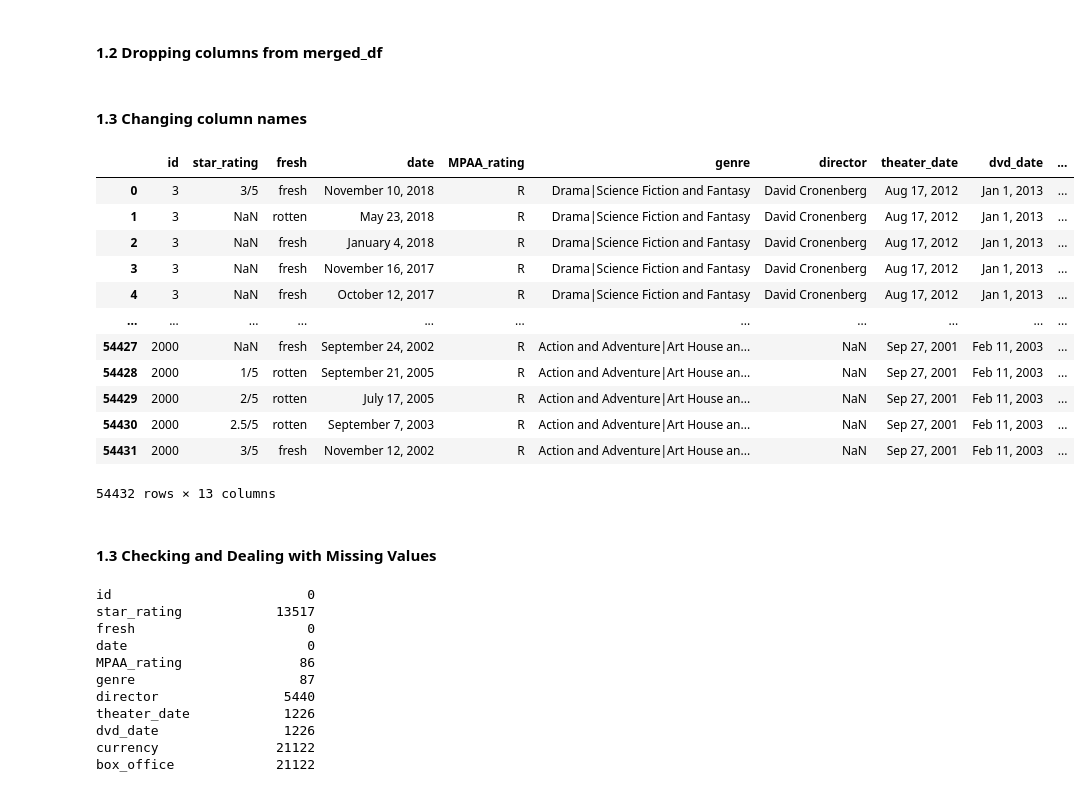
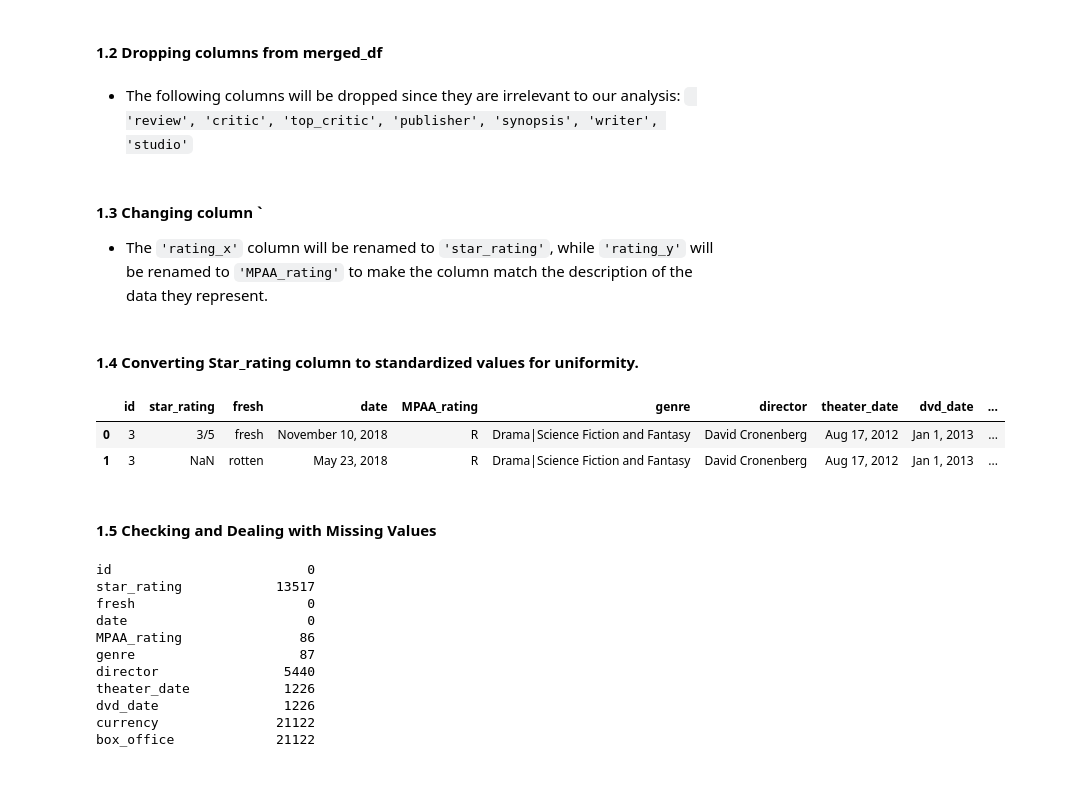
Before and after one commit to kev065/movie-studio-project, a Jupyter notebook: Movie_Studio.ipynb, the cells around one changed output. Cells and saved outputs as stored; diff of their text form; code cells hidden in the pictures.

```diff
--- a/Movie_Studio.ipynb
+++ b/Movie_Studio.ipynb
@@ -84,12 +92,16 @@ movie_info_df = pd.read_csv('Data/rt.movie_info.tsv',sep='\t', on_bad_lines='ski
 merged_df = pd.merge(review_df, movie_info_df, on='id', how='inner')
 # %% [markdown]
 #### 1.2 Dropping columns from merged_df
+# %% [markdown]
+* The following columns will be dropped since they are irrelevant to our analysis:
+ ` 'review', 'critic', 'top_critic', 'publisher', 'synopsis', 'writer', 'studio'`
 # %%
 # columns to drop
 columns_to_drop =['review', 'critic', 'top_critic', 'publisher', 'synopsis', 'writer', 'studio']
 
 merged_df = merged_df.drop(columns_to_drop, axis=1)
 # %% [markdown]
-#### 1.3 Changing column names
+#### 1.3 Changing column `
+* The `'rating_x'` column will be renamed to `'star_rating'`, while `'rating_y'` will be renamed to `'MPAA_rating'` to make the column match the description of the data they represent.
 # %%
 merged_df = merged_df.rename(columns={'rating_x': 'star_rating', 'rating_y': 'MPAA_rating'})
@@ -104,3 +108,5 @@ merged_df = merged_df.rename(columns={'rating_x': 'star_rating', 'rating_y': 'MP
+# %% [markdown]
+#### 1.4 Converting Star_rating column to standardized values for uniformity.
 # %%
 # Function to convert star ratings to a 0-10 scale
 def convert_rating(rating):
@@ -129,44 +135,34 @@ def convert_rating(rating):
         'F': 2.5, 'F+': 2, 'F-': 1.5
     }
     if rating in letter_grades:
         return letter_grades[rating]
 
     # Handle unconventional ratings ('N', 'R', etc.)
     unconventional_ratings = {
         'N': np.nan, 'R': np.nan  # Treat as missing values or set specific values
     }
     if rating in unconventional_ratings:
         return unconventional_ratings[rating]
 
     # Convert direct numeric ratings if within the range
     try:
         value = float(rating)
         if 0 <= value <= 10:
             return value
     except ValueError:
         pass
 
     return np.nan
 
 # Apply conversion function to the star_rating column
 merged_df['standardized_rating'] = merged_df['star_rating'].apply(convert_rating)
 
 # Display the DataFrame with standardized ratings
-merged_df
+merged_df.head(2)
 # %% [output]
 |  | id | star_rating | fresh | date | MPAA_rating | genre | director | theater_date | dvd_date | ... |
 | 0 | 3 | 3/5 | fresh | November 10, 2018 | R | Drama|Science Fiction and Fantasy | David Cronenberg | Aug 17, 2012 | Jan 1, 2013 | ... |
 | 1 | 3 | NaN | rotten | May 23, 2018 | R | Drama|Science Fiction and Fantasy | David Cronenberg | Aug 17, 2012 | Jan 1, 2013 | ... |
-| 2 | 3 | NaN | fresh | January 4, 2018 | R | Drama|Science Fiction and Fantasy | David Cronenberg | Aug 17, 2012 | Jan 1, 2013 | ... |
-| 3 | 3 | NaN | fresh | November 16, 2017 | R | Drama|Science Fiction and Fantasy | David Cronenberg | Aug 17, 2012 | Jan 1, 2013 | ... |
-| 4 | 3 | NaN | fresh | October 12, 2017 | R | Drama|Science Fiction and Fantasy | David Cronenberg | Aug 17, 2012 | Jan 1, 2013 | ... |
-| ... | ... | ... | ... | ... | ... | ... | ... | ... | ... | ... |
-| 54427 | 2000 | NaN | fresh | September 24, 2002 | R | Action and Adventure|Art House an... | NaN | Sep 27, 2001 | Feb 11, 2003 | ... |
-| 54428 | 2000 | 1/5 | rotten | September 21, 2005 | R | Action and Adventure|Art House an... | NaN | Sep 27, 2001 | Feb 11, 2003 | ... |
-| 54429 | 2000 | 2/5 | rotten | July 17, 2005 | R | Action and Adventure|Art House an... | NaN | Sep 27, 2001 | Feb 11, 2003 | ... |
-| 54430 | 2000 | 2.5/5 | rotten | September 7, 2003 | R | Action and Adventure|Art House an... | NaN | Sep 27, 2001 | Feb 11, 2003 | ... |
-| 54431 | 2000 | 3/5 | fresh | November 12, 2002 | R | Action and Adventure|Art House an... | NaN | Sep 27, 2001 | Feb 11, 2003 | ... |
-54432 rows × 13 columns
 # %%
 # Suppress harmless warnings for use_inf_as_na
 import warnings
@@ -174,7 +170,7 @@ warnings.simplefilter(action="ignore", category=FutureWarning)
 # Suppress SettingWithCopyWarning
 pd.options.mode.chained_assignment = None
 # %% [markdown]
-#### 1.3 Checking and Dealing with Missing Values
+#### 1.5 Checking and Dealing with Missing Values
 # %%
 merged_df.isna().sum()
 # %% [output]
```
Also changed, not shown: parts of 51 cells of this notebook, 1 other file.
